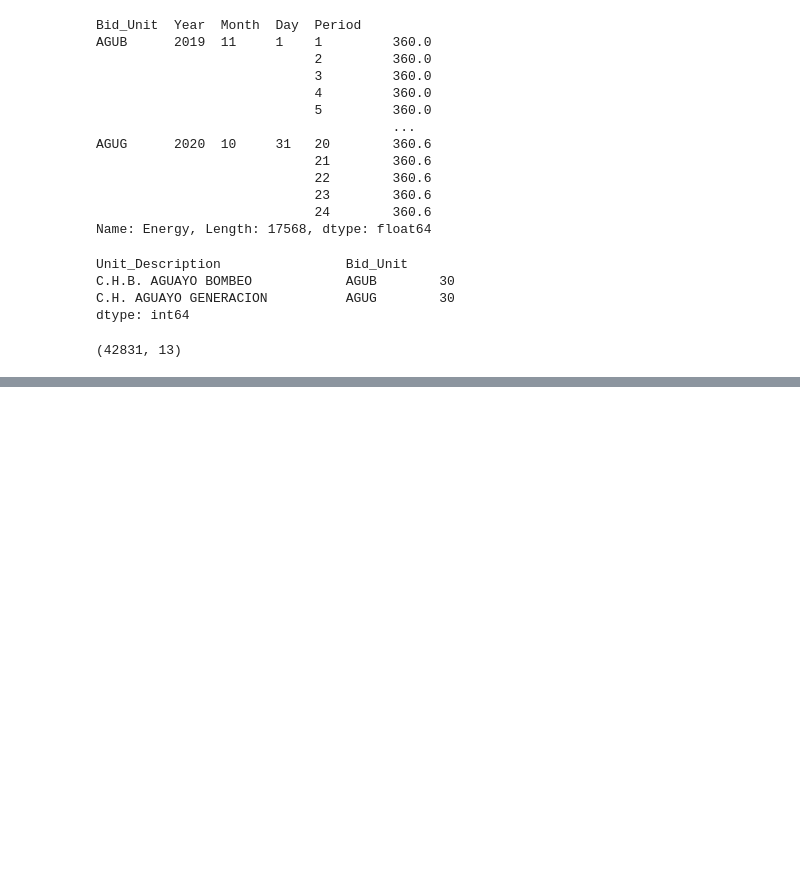
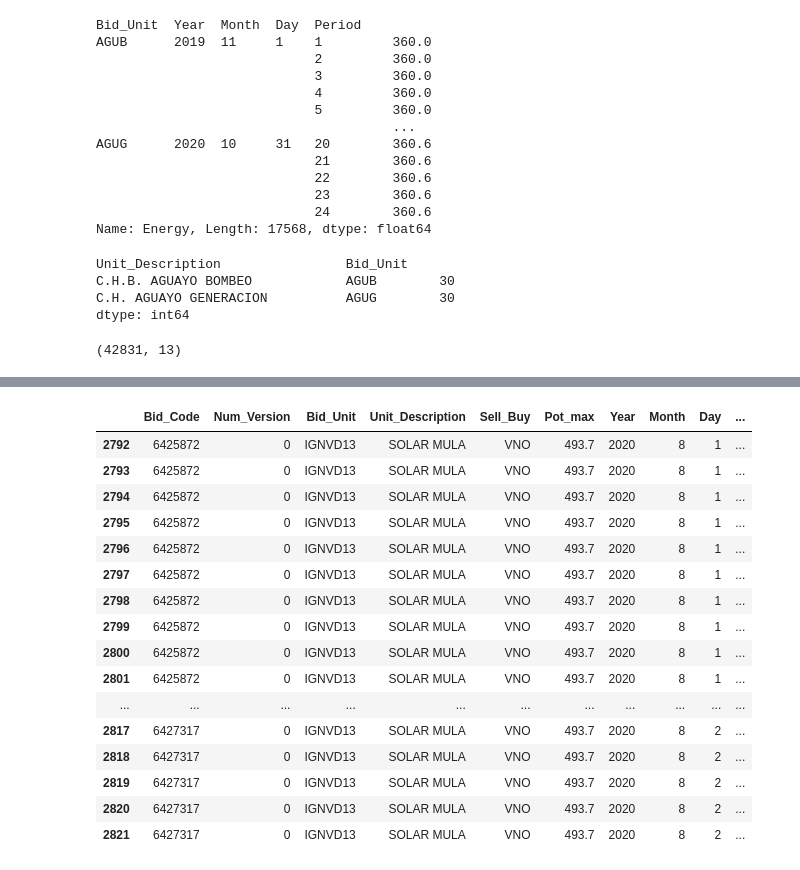
Before and after one commit to luisdelpozo/TFM, a Jupyter notebook: TFM_df_sel_unit_v0.ipynb, the cells around one changed output, grey strips where cells are left out. Saved outputs shown, nothing was run; the diff lists cells and outputs as text; code cells hidden in the pictures; blank space fills up the shorter version.

```diff
--- a/TFM_df_sel_unit_v0.ipynb
+++ b/TFM_df_sel_unit_v0.ipynb
@@ -557,3 +739,23 @@ df_MULA.describe()
+# %%
+df_MULA[df_MULA['Day'].isin(range(1,3))&(df_MULA['Month']==8)&(df_MULA['Year']==2020)]
+# %% [output]
+|  | Bid_Code | Num_Version | Bid_Unit | Unit_Description | Sell_Buy | Pot_max | Year | Month | Day | ... |
+| 2792 | 6425872 | 0 | IGNVD13 | SOLAR MULA | VNO | 493.7 | 2020 | 8 | 1 | ... |
+| 2793 | 6425872 | 0 | IGNVD13 | SOLAR MULA | VNO | 493.7 | 2020 | 8 | 1 | ... |
+| 2794 | 6425872 | 0 | IGNVD13 | SOLAR MULA | VNO | 493.7 | 2020 | 8 | 1 | ... |
+| 2795 | 6425872 | 0 | IGNVD13 | SOLAR MULA | VNO | 493.7 | 2020 | 8 | 1 | ... |
+| 2796 | 6425872 | 0 | IGNVD13 | SOLAR MULA | VNO | 493.7 | 2020 | 8 | 1 | ... |
+| 2797 | 6425872 | 0 | IGNVD13 | SOLAR MULA | VNO | 493.7 | 2020 | 8 | 1 | ... |
+| 2798 | 6425872 | 0 | IGNVD13 | SOLAR MULA | VNO | 493.7 | 2020 | 8 | 1 | ... |
+| 2799 | 6425872 | 0 | IGNVD13 | SOLAR MULA | VNO | 493.7 | 2020 | 8 | 1 | ... |
+| 2800 | 6425872 | 0 | IGNVD13 | SOLAR MULA | VNO | 493.7 | 2020 | 8 | 1 | ... |
+| 2801 | 6425872 | 0 | IGNVD13 | SOLAR MULA | VNO | 493.7 | 2020 | 8 | 1 | ... |
+| ... | ... | ... | ... | ... | ... | ... | ... | ... | ... | ... |
+| 2817 | 6427317 | 0 | IGNVD13 | SOLAR MULA | VNO | 493.7 | 2020 | 8 | 2 | ... |
+| 2818 | 6427317 | 0 | IGNVD13 | SOLAR MULA | VNO | 493.7 | 2020 | 8 | 2 | ... |
+| 2819 | 6427317 | 0 | IGNVD13 | SOLAR MULA | VNO | 493.7 | 2020 | 8 | 2 | ... |
+| 2820 | 6427317 | 0 | IGNVD13 | SOLAR MULA | VNO | 493.7 | 2020 | 8 | 2 | ... |
+| 2821 | 6427317 | 0 | IGNVD13 | SOLAR MULA | VNO | 493.7 | 2020 | 8 | 2 | ... |
 # %%
 #BIOMASS
 df_ENCEPU1 = df_sel_unit('ENEVD15')
```
Also changed, not shown: parts of 35 cells of this notebook, 12 other files.
